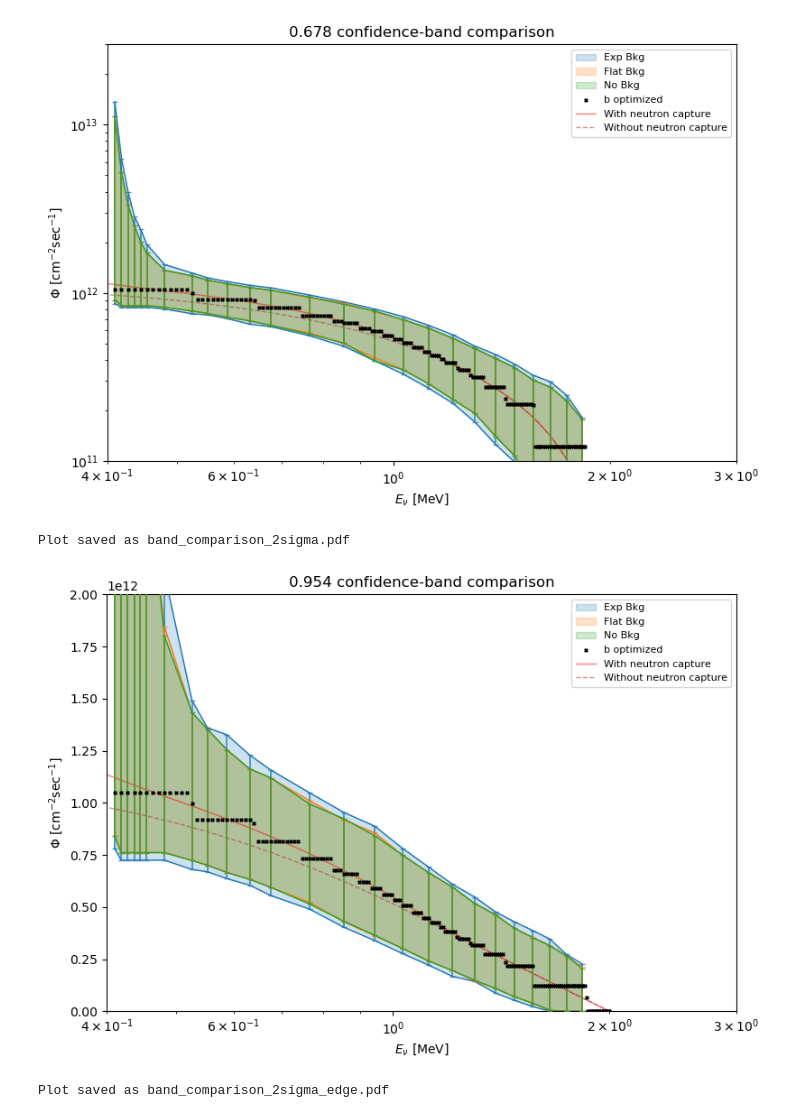
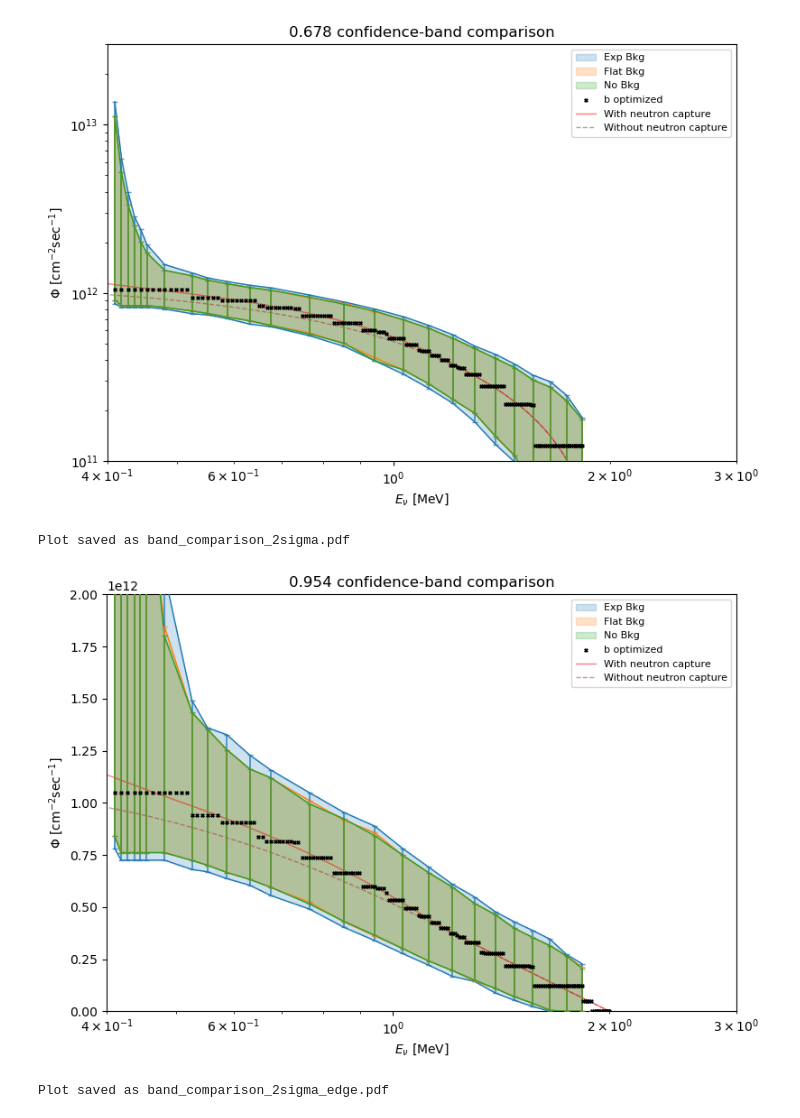
Before and after one commit to kyphys-creator/neutrinoAnalysis, a Jupyter notebook: 5eV/comparison_T3.ipynb, the cells around one changed output. Cells and saved outputs as stored; diff of their text form; code cells hidden in the pictures.

```diff
--- a/5eV/comparison_T3.ipynb
+++ b/5eV/comparison_T3.ipynb
@@ -2,14 +2,14 @@
 from neutrino_analysis_band import NeutrinoAnalysis
 # %%
 # Run optimize() on each scenario first
-a_flat = NeutrinoAnalysis(background_scenario='flat', intervals='180', GeV=0.32e16, solver='osqp')
+a_flat = NeutrinoAnalysis(background_scenario='flat', intervals='180', GeV=0.32e16, solver='scipy')
 a_flat.optimize(a_flat.data_vector)
-a_a = NeutrinoAnalysis(background_scenario='a', intervals='180', GeV=0.36e16, solver='osqp')
+a_a = NeutrinoAnalysis(background_scenario='a', intervals='180', GeV=0.36e16, solver='scipy')
 a_a.optimize(a_a.data_vector)
-a_b = NeutrinoAnalysis(background_scenario='b', intervals='180', GeV=0.6e16, solver='osqp')
+a_b = NeutrinoAnalysis(background_scenario='b', intervals='180', GeV=0.6e16, solver='scipy')
 a_b.optimize(a_b.data_vector)
 
-a_flat.plot_band_comparison(
+a_b.plot_band_comparison(
     {'Exp Bkg':    'T3/scenario_bkg_b/bands/band_*.json',
      'Flat Bkg': 'T3/scenario_bkg_flat/bands/band_*.json',
      'No Bkg': 'T3/scenario_bkg_a/bands/band_*.json',},
@@ -26,13 +26,5 @@ Plot saved as band_comparison_1sigma_edge.pdf
 # %%
-# Run optimize() on each scenario first
-a_flat = NeutrinoAnalysis(background_scenario='flat', intervals='180', GeV=0.32e16, solver='osqp')
-a_flat.optimize(a_flat.data_vector)
-a_a = NeutrinoAnalysis(background_scenario='a', intervals='180', GeV=0.36e16, solver='osqp')
-a_a.optimize(a_a.data_vector)
-a_b = NeutrinoAnalysis(background_scenario='b', intervals='180', GeV=0.6e16, solver='osqp')
-a_b.optimize(a_b.data_vector)
-
-a_flat.plot_band_comparison(
+a_b.plot_band_comparison(
     {'Exp Bkg':    'T3/scenario_bkg_b/bands/band_*.json',
      'Flat Bkg': 'T3/scenario_bkg_flat/bands/band_*.json',
      'No Bkg': 'T3/scenario_bkg_a/bands/band_*.json',},
@@ -47,25 +39,17 @@ a_flat.plot_band_comparison(
 Plot saved as band_comparison_1sigma_edge.pdf
 [figure]
 # %%
-# Run optimize() on each scenario first
-a_flat = NeutrinoAnalysis(background_scenario='flat', intervals='180', GeV=0.32e16, solver='osqp')
-a_flat.optimize(a_flat.data_vector)
-a_a = NeutrinoAnalysis(background_scenario='a', intervals='180', GeV=0.36e16, solver='osqp')
-a_a.optimize(a_a.data_vector)
-a_b = NeutrinoAnalysis(background_scenario='b', intervals='180', GeV=0.6e16, solver='osqp')
-a_b.optimize(a_b.data_vector)
-
-a_flat.plot_band_comparison(
+a_b.plot_band_comparison(
     {'Exp Bkg':    'T3/scenario_bkg_b/bands/band_*.json',
      'Flat Bkg': 'T3/scenario_bkg_flat/bands/band_*.json',
      'No Bkg': 'T3/scenario_bkg_a/bands/band_*.json',},
     level=0.954,
     optimized={'b': a_b},   # Overlay each scenario's optimize result
     ylim=(0, 2e12), save=True,
     fname='band_comparison_2sigma.pdf',
     style = 'both'
 )
 # %% [output]
 Plot saved as band_comparison_2sigma.pdf
-[figure, old version]
+[figure, new version]
 # %%
```
Also changed, not shown: parts of 5 cells of this notebook, 6 other files.
